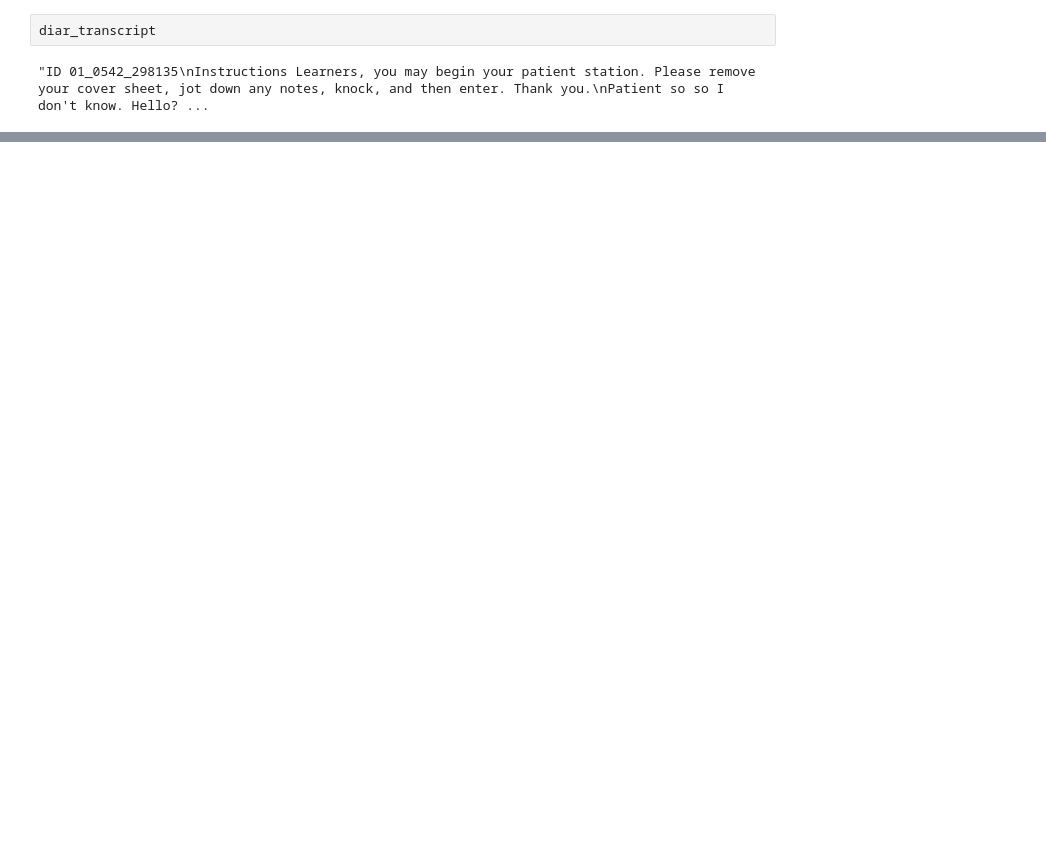
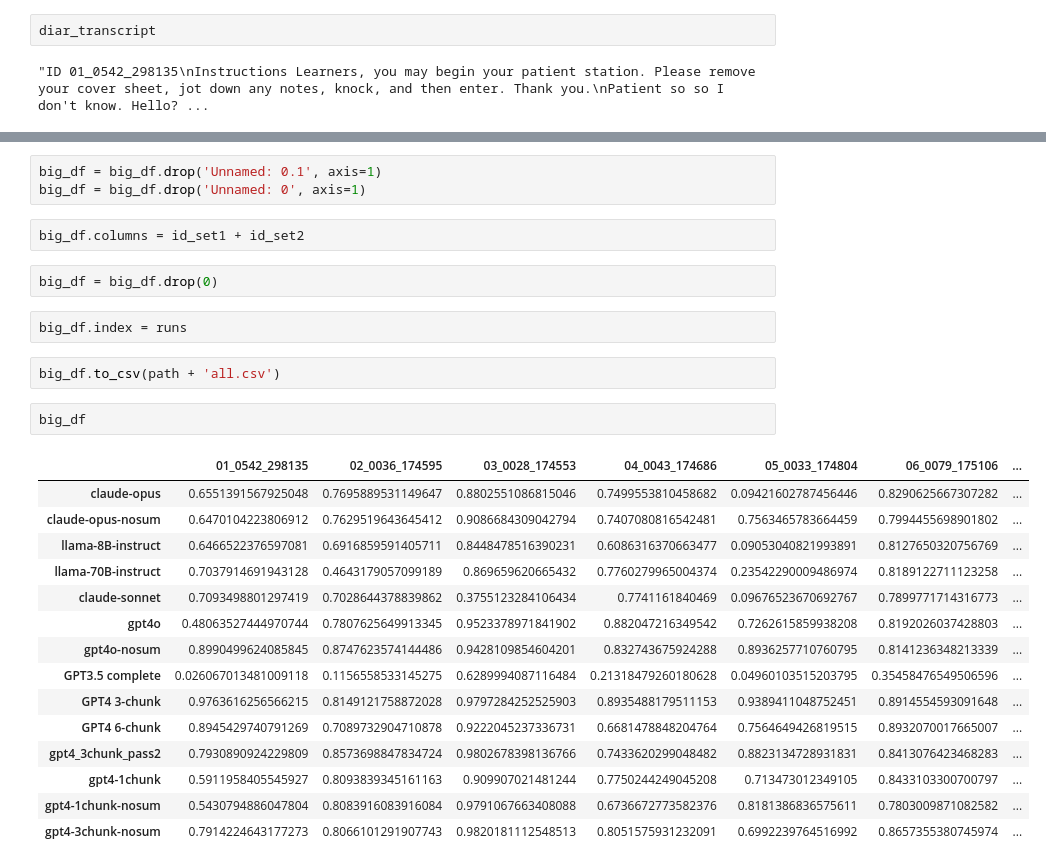
Before and after one commit to anniejain24/Diarization, a Jupyter notebook: diarized-labels-evaluation/diff_eval.ipynb, the cells around one changed output, grey strips where cells are left out. Cells and saved outputs as stored; diff of their text form; blank space fills up the shorter version.

```diff
--- a/diarized-labels-evaluation/diff_eval.ipynb
+++ b/diarized-labels-evaluation/diff_eval.ipynb
@@ -136,0 +205,29 @@ instructions
+# %%
+big_df = big_df.drop('Unnamed: 0.1', axis=1)
+big_df = big_df.drop('Unnamed: 0', axis=1)
+# %%
+big_df.columns = id_set1 + id_set2
+# %%
+big_df = big_df.drop(0)
+# %%
+big_df.index = runs
+# %%
+big_df.to_csv(path + 'all.csv')
+# %%
+big_df
+# %% [output]
+|  | 01_0542_298135 | 02_0036_174595 | 03_0028_174553 | 04_0043_174686 | 05_0033_174804 | 06_0079_175106 | ... |
+| claude-opus | 0.6551391567925048 | 0.7695889531149647 | 0.8802551086815046 | 0.7499553810458682 | 0.09421602787456446 | 0.8290625667307282 | ... |
+| claude-opus-nosum | 0.6470104223806912 | 0.7629519643645412 | 0.9086684309042794 | 0.7407080816542481 | 0.7563465783664459 | 0.7994455698901802 | ... |
+| llama-8B-instruct | 0.6466522376597081 | 0.6916859591405711 | 0.8448478516390231 | 0.6086316370663477 | 0.09053040821993891 | 0.8127650320756769 | ... |
+| llama-70B-instruct | 0.7037914691943128 | 0.4643179057099189 | 0.869659620665432 | 0.7760279965004374 | 0.23542290009486974 | 0.8189122711123258 | ... |
+| claude-sonnet | 0.7093498801297419 | 0.7028644378839862 | 0.3755123284106434 | 0.7741161840469 | 0.09676523670692767 | 0.7899771714316773 | ... |
+| gpt4o | 0.48063527444970744 | 0.7807625649913345 | 0.9523378971841902 | 0.882047216349542 | 0.7262615859938208 | 0.8192026037428803 | ... |
+| gpt4o-nosum | 0.8990499624085845 | 0.8747623574144486 | 0.9428109854604201 | 0.832743675924288 | 0.8936257710760795 | 0.8141236348213339 | ... |
+| GPT3.5 complete | 0.026067013481009118 | 0.1156558533145275 | 0.6289994087116484 | 0.21318479260180628 | 0.04960103515203795 | 0.35458476549506596 | ... |
+| GPT4 3-chunk | 0.9763616256566215 | 0.8149121758872028 | 0.9797284252525903 | 0.8935488179511153 | 0.9389411048752451 | 0.8914554593091648 | ... |
+| GPT4 6-chunk | 0.8945429740791269 | 0.7089732904710878 | 0.9222045237336731 | 0.6681478848204764 | 0.7564649426819515 | 0.8932070017665007 | ... |
+| gpt4_3chunk_pass2 | 0.7930890924229809 | 0.8573698847834724 | 0.9802678398136766 | 0.7433620299048482 | 0.8823134728931831 | 0.8413076423468283 | ... |
+| gpt4-1chunk | 0.5911958405545927 | 0.8093839345161163 | 0.909907021481244 | 0.7750244249045208 | 0.713473012349105 | 0.8433103300700797 | ... |
+| gpt4-1chunk-nosum | 0.5430794886047804 | 0.8083916083916084 | 0.9791067663408088 | 0.6736672773582376 | 0.8181386836575611 | 0.7803009871082582 | ... |
+| gpt4-3chunk-nosum | 0.7914224643177273 | 0.8066101291907743 | 0.9820181112548513 | 0.8051575931232091 | 0.6992239764516992 | 0.8657355380745974 | ... |
```
Also changed, not shown: parts of 28 cells of this notebook, 10 other files.
